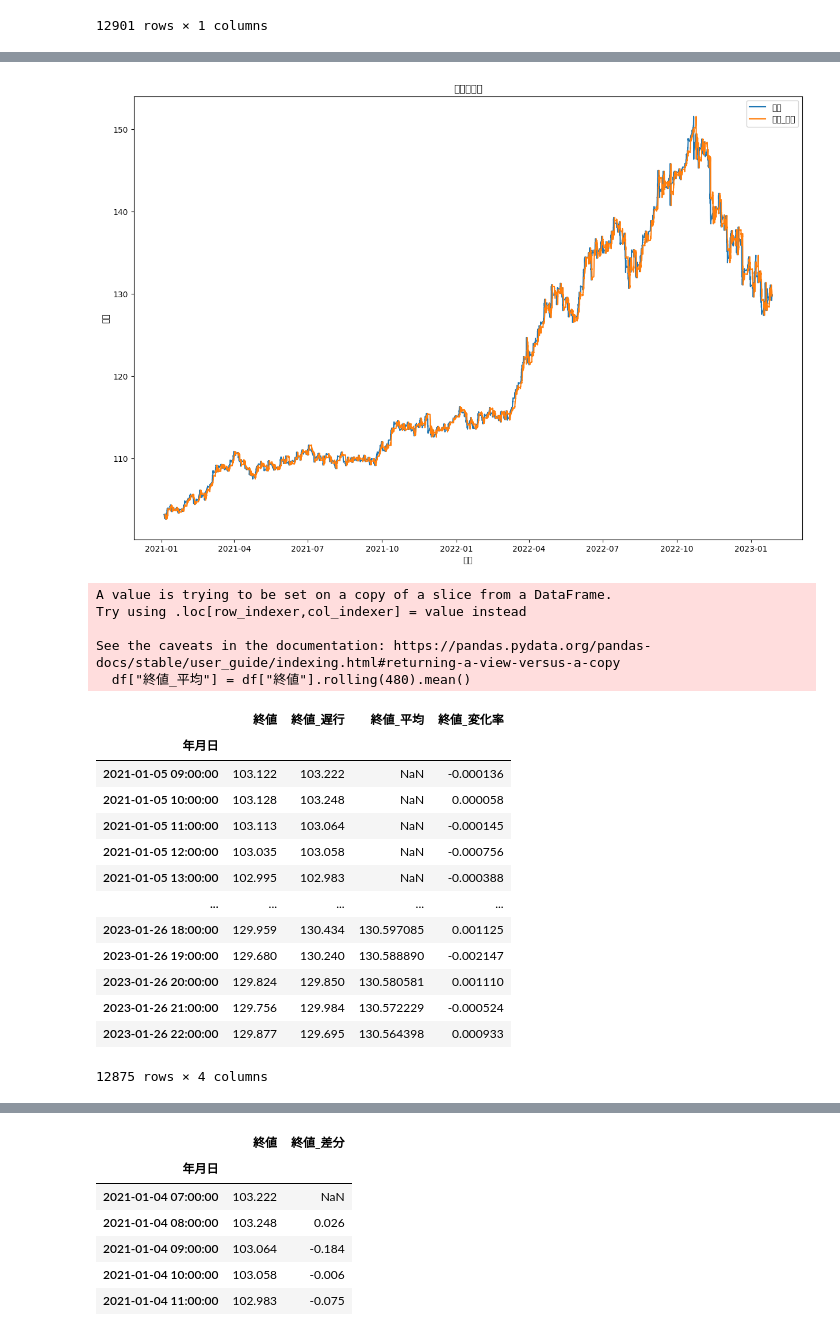
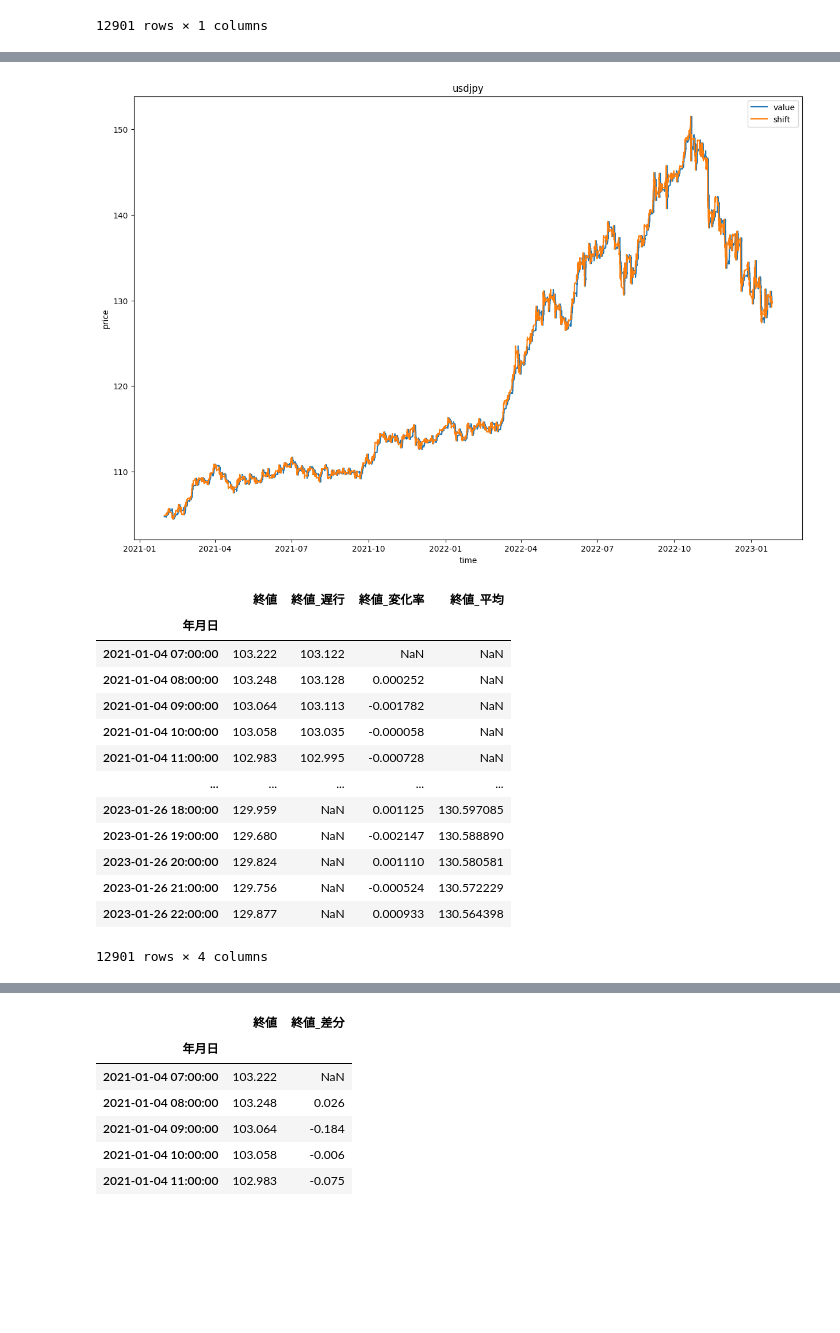
Before and after one commit to ohmura39/deep, a Jupyter notebook: python_study.ipynb, the cells around one changed output, grey strips where cells are left out. Cells and saved outputs as stored; diff of their text form; code cells hidden in the pictures; blank space fills up the shorter version.

```diff
--- a/python_study.ipynb
+++ b/python_study.ipynb
@@ -24,7 +24,7 @@ df
 | 2023-01-26 22:00:00 | 129.877 |
 12901 rows × 1 columns
 # %%
-df["終値_遅行"] = df["終値"].shift(26)
+df["終値_遅行"] = df["終値"].shift(-26)
 # %%
 #変化率
 df["終値_変化率"] = df["終値"].pct_change()
@@ -58,43 +58,37 @@ plt.show()
 # %%
 # グラフのサイズを指定
 plt.figure(figsize=(15, 10))
 
 # グラフを描画
-plt.plot(df.index, df["終値"], label="終値")
-plt.plot(df.index, df["終値_遅行"], label="終値_遅行")
-plt.title("終値と遅行")
-plt.xlabel("日付")
-plt.ylabel("価格")
+plt.plot(df.index, df["終値"], label="value")
+plt.plot(df.index, df["終値_遅行"], label="shift")
+plt.title("usdjpy")
+plt.xlabel("time")
+plt.ylabel("price")
 plt.legend()
 plt.show()
 # %% [output]
-[figure, old version]
+[figure, new version]
 # %%
 #移動平均
 df["終値_平均"] = df["終値"].rolling(480).mean()
-# %% [output]
-A value is trying to be set on a copy of a slice from a DataFrame.
-Try using .loc[row_indexer,col_indexer] = value instead
-
-See the caveats in the documentation: https://pandas.pydata.org/pandas-docs/stable/user_guide/indexing.html#returning-a-view-versus-a-copy
-  df["終値_平均"] = df["終値"].rolling(480).mean()
 # %%
 df
 # %% [output]
-|  | 終値 | 終値_遅行 | 終値_平均 | 終値_変化率 |
+|  | 終値 | 終値_遅行 | 終値_変化率 | 終値_平均 |
 | 年月日 |  |  |  |  |
-| 2021-01-05 09:00:00 | 103.122 | 103.222 | NaN | -0.000136 |
-| 2021-01-05 10:00:00 | 103.128 | 103.248 | NaN | 0.000058 |
-| 2021-01-05 11:00:00 | 103.113 | 103.064 | NaN | -0.000145 |
-| 2021-01-05 12:00:00 | 103.035 | 103.058 | NaN | -0.000756 |
-| 2021-01-05 13:00:00 | 102.995 | 102.983 | NaN | -0.000388 |
+| 2021-01-04 07:00:00 | 103.222 | 103.122 | NaN | NaN |
+| 2021-01-04 08:00:00 | 103.248 | 103.128 | 0.000252 | NaN |
+| 2021-01-04 09:00:00 | 103.064 | 103.113 | -0.001782 | NaN |
+| 2021-01-04 10:00:00 | 103.058 | 103.035 | -0.000058 | NaN |
+| 2021-01-04 11:00:00 | 102.983 | 102.995 | -0.000728 | NaN |
 | ... | ... | ... | ... | ... |
-| 2023-01-26 18:00:00 | 129.959 | 130.434 | 130.597085 | 0.001125 |
-| 2023-01-26 19:00:00 | 129.680 | 130.240 | 130.588890 | -0.002147 |
-| 2023-01-26 20:00:00 | 129.824 | 129.850 | 130.580581 | 0.001110 |
-| 2023-01-26 21:00:00 | 129.756 | 129.984 | 130.572229 | -0.000524 |
-| 2023-01-26 22:00:00 | 129.877 | 129.695 | 130.564398 | 0.000933 |
+| 2023-01-26 18:00:00 | 129.959 | NaN | 0.001125 | 130.597085 |
+| 2023-01-26 19:00:00 | 129.680 | NaN | -0.002147 | 130.588890 |
+| 2023-01-26 20:00:00 | 129.824 | NaN | 0.001110 | 130.580581 |
+| 2023-01-26 21:00:00 | 129.756 | NaN | -0.000524 | 130.572229 |
+| 2023-01-26 22:00:00 | 129.877 | NaN | 0.000933 | 130.564398 |
-12875 rows × 4 columns
+12901 rows × 4 columns
 # %%
 # NaNを除去
 df = df.dropna()
```
Also changed, not shown: parts of 6 cells of this notebook, 5 other files.
